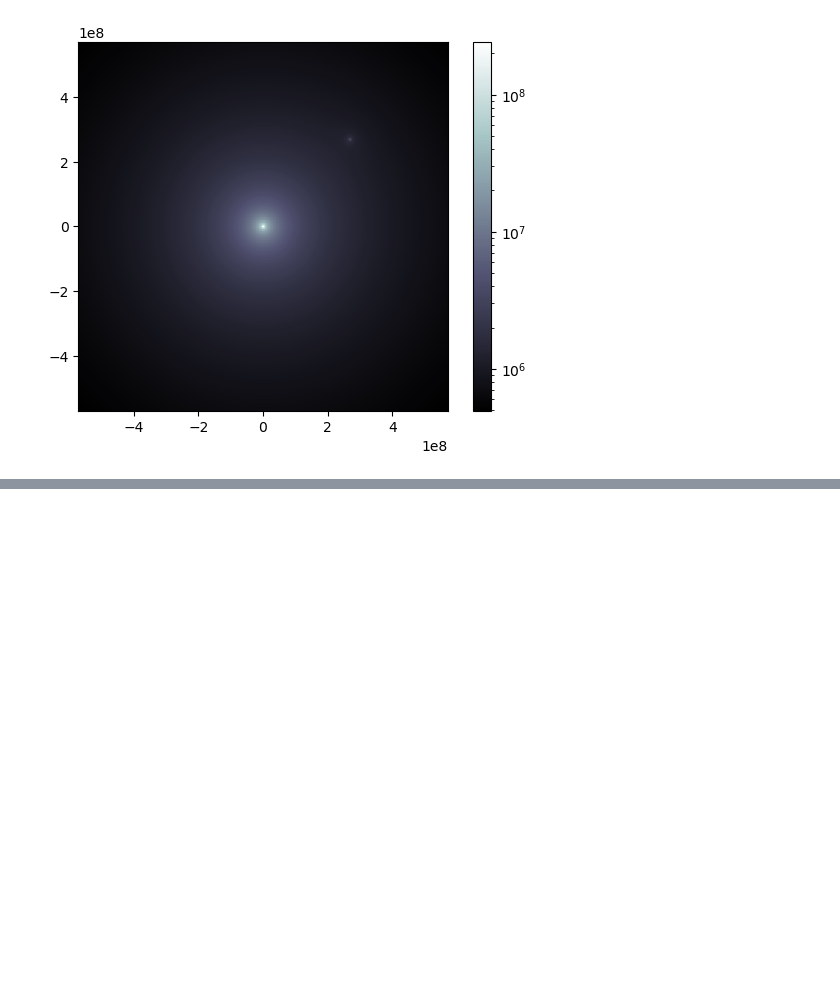
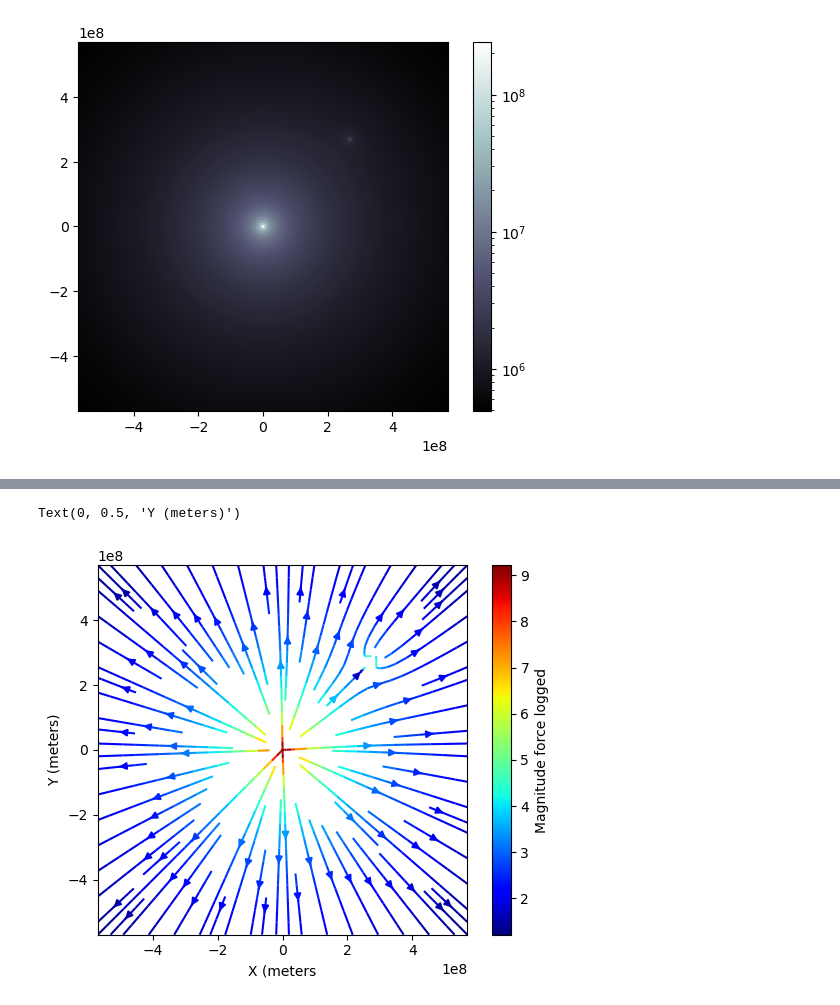
Before and after one commit to macruzat/PHYS265-spring25, a Jupyter notebook: Lab1/Lab1.ipynb, the cells around one changed output, grey strips where cells are left out. Saved outputs shown, nothing was run; the diff lists cells and outputs as text; code cells hidden in the pictures; blank space fills up the shorter version.

```diff
--- a/Lab1/Lab1.ipynb
+++ b/Lab1/Lab1.ipynb
@@ -133,15 +136,10 @@ cbar = fig_contour.colorbar(cntr, ticks=locator)
 # %%
 #3.1
 
-def GravitationalForces(M1, m2, x1, y1, x2, y2):
-    #Calculate distance
-    r21 = np.sqrt((x2-x1)**2+(y2-y1)**2)
-
-    #calculate force
-    f21 = (-G*M1*m2*r21)/(r21**2)
-
-    #force components
-    fx = (f21*(x2-x1))/r21
-    fy = (f21*(y2-y1))/r21
-
-    return fx, fy
+def grav_force(M1, xM, yM, x, y, M2):
+    r_x = x - xM
+    r_y = y - yM
+    r = np.sqrt(r_x**2 + r_y**2) #distance total
+    r = max(r, 1e3)  # Avoid division by zero
+    F = G * M1 * M2 / r**2  # Magnitude
+    return F * (r_x / r), F * (r_y / r)  # Return force components (Fx, Fy)
@@ -177,0 +146,35 @@ ValueError: 'x' can have at maximum 2 dimensions
+# %%
+#3.2
+
+#moon cords
+xm, ym = Dem / np.sqrt(2), Dem / np.sqrt(2)
+
+# res of values
+N = 50
+x = np.linspace(-1.5 * Dem, 1.5 * Dem, N)
+y = np.linspace(-1.5 * Dem, 1.5 * Dem, N)
+x_grid, y_grid = np.meshgrid(x, y) #meshed
+
+# Force components
+Fx, Fy = np.zeros_like(x_grid), np.zeros_like(y_grid)
+for i in range(x_grid.shape[0]):
+    for j in range(x_grid.shape[1]):
+        # Force Earth
+        Fe_x, Fe_y = grav_force(Me, 0, 0, x_grid[i, j], y_grid[i, j], Ma)
+        # Force Moon
+        Fm_x, Fm_y = grav_force(Mm, xm, ym, x_grid[i, j], y_grid[i, j], Ma)
+        # Force total
+        Fx[i, j] = Fe_x + Fm_x
+        Fy[i, j] = Fe_y + Fm_y
+
+# plot
+fig, ax = plt.subplots()
+colors = np.log(np.sqrt(Fx**2 + Fy**2))
+strm = ax.streamplot(x_grid, y_grid, Fx, Fy, color=colors, cmap='jet')
+ax.set_aspect("equal")
+cbar = fig.colorbar(strm.lines, label="Magnitude force logged")
+ax.set_xlabel("X (meters")
+ax.set_ylabel("Y (meters)")
+# %% [output]
+Text(0, 0.5, 'Y (meters)')
+[figure, added]
```
Also changed, not shown: parts of 4 cells of this notebook.
